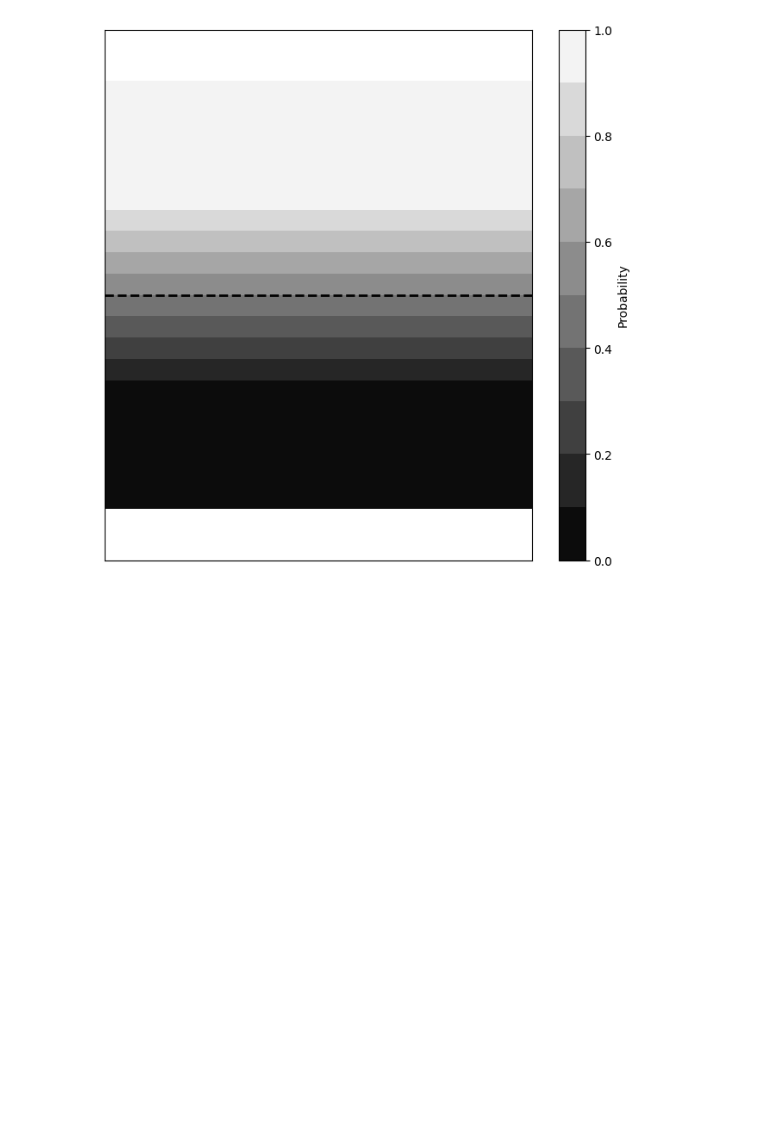
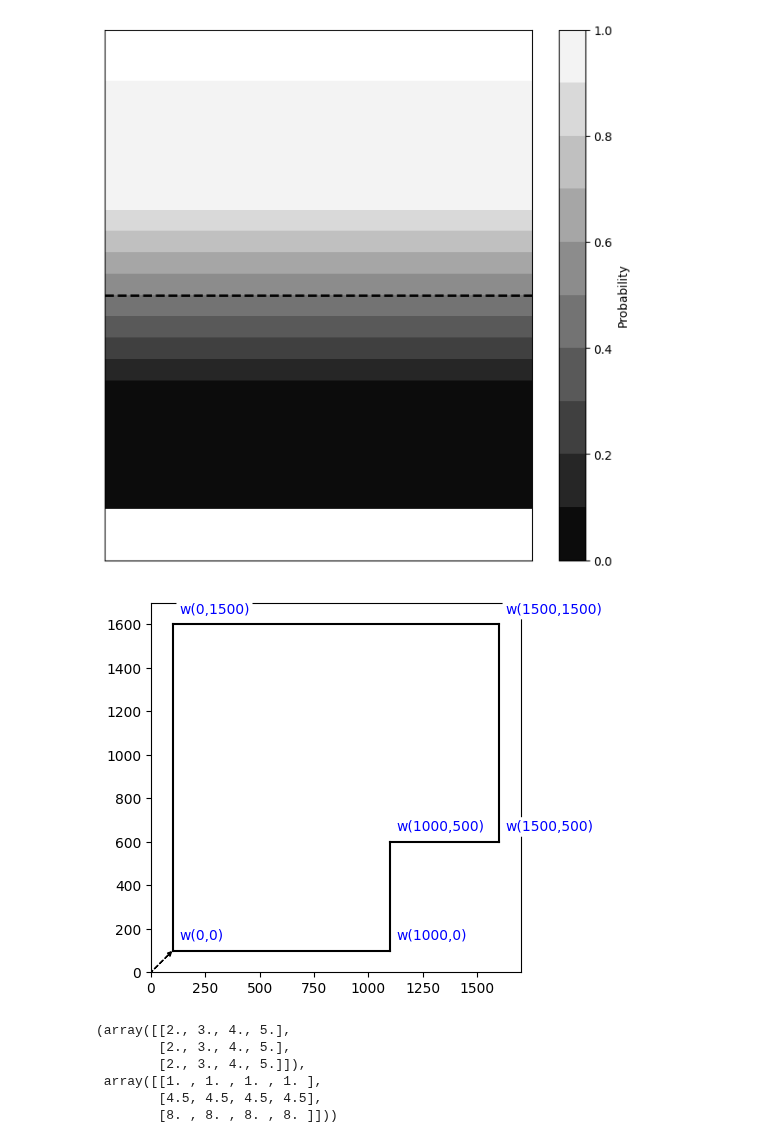
Before and after one commit to PacktPublishing/Learn-Robotics-Programming-3rd-edition, a Jupyter notebook: code_diagrams/chapter-17/diagrams.ipynb, the cells around one changed output. Saved outputs shown, nothing was run; the diff lists cells and outputs as text; code cells hidden in the pictures; blank space fills up the shorter version.

```diff
--- a/code_diagrams/chapter-17/diagrams.ipynb
+++ b/code_diagrams/chapter-17/diagrams.ipynb
@@ -117,3 +163,60 @@ plt.yticks([])
 plt.show()
 # %% [output]
 [figure]
+# %%
+margin = 100
+# map x and map y are the map coordinates.
+# A map is a view projected over a real world area.
+# The 0, 0 world x, y could be anywhere within the map.
+mx_range = np.arange(-margin, width + margin)
+my_range = np.arange(-margin, height + margin)
+# Remember that the edges are all defined in world coordinates.
+# %%
+# Convert between our map representation, and the world coordinates relative to a zero
+def world_to_map(wx, wy):
+    mx = margin + wx
+    my = margin + wy
+    return mx, my
+
+def map_to_world(mx, my):
+    wx = mx - margin
+    wy = my - margin
+    return wx, wy
+# %%
+# Plot the edges of the arena, converting the coordinates as we go.
+for edge in edges:
+    v0 = vertices[edge[0]]
+    v1 = vertices[edge[1]]
+    mv0 = world_to_map(*v0)
+    mv1 = world_to_map(*v1)
+    plt.plot([mv0[0], mv1[0]], [mv0[1], mv1[1]], 'k-')
+    # Label the starting vertices with their world coordinates
+    plt.text(
+        mv0[0] + 30, mv0[1] + 50,
+        f"w({v0[0]},{v0[1]})",
+        fontsize=10,
+        color='blue',
+        bbox=dict(facecolor='white', edgecolor='none', boxstyle='round,pad=0.2')
+    )
+# draw a dashed line from m(0,0) with arrow head to w(0,0) (margin, margin)
+# plt.plot([margin, 0], [margin, 0], 'r--')
+plt.arrow(0, 0, margin-20, margin-20, head_width=20, head_length=20, fc='k', ec='k', linestyle='dashed')
+
+
+plt.xlim(0, width + 2 * margin)
+plt.ylim(0, height + 2 * margin)
+plt.gca().set_aspect('equal', adjustable='box')
+# %% [output]
+[figure, added]
+# %%
+mini_x_range = np.linspace(2, 5, num=4)
+mini_y_range = np.linspace(1, 8, num=3)
+min_map_x, mini_map_y = np.meshgrid(mini_x_range, mini_y_range)
+min_map_x, mini_map_y
+# %% [output]
+(array([[2., 3., 4., 5.],
+        [2., 3., 4., 5.],
+        [2., 3., 4., 5.]]),
+ array([[1. , 1. , 1. , 1. ],
+        [4.5, 4.5, 4.5, 4.5],
+        [8. , 8. , 8. , 8. ]]))
```
Also changed, not shown: parts of 2 cells of this notebook, 1 other file.
